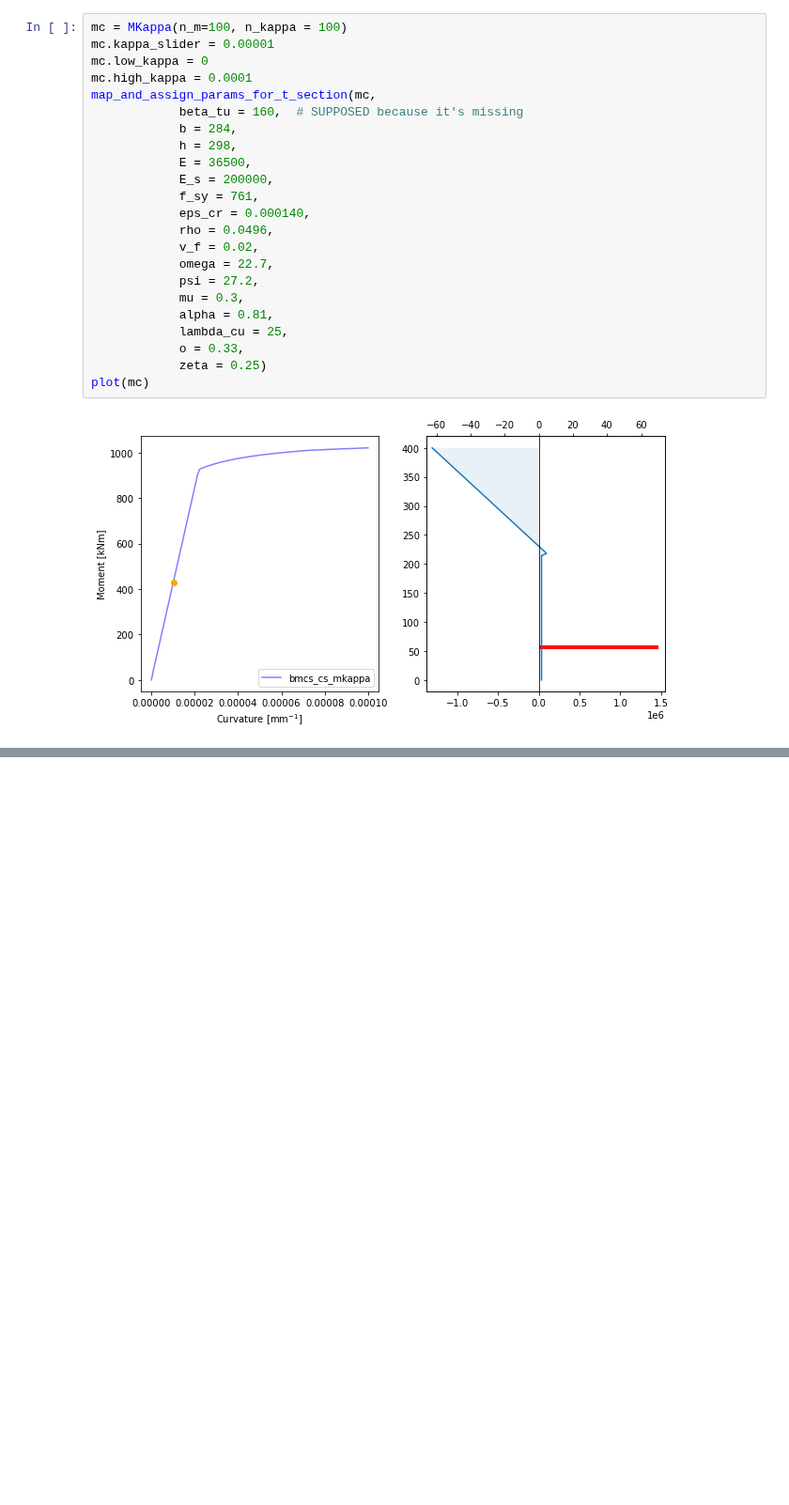
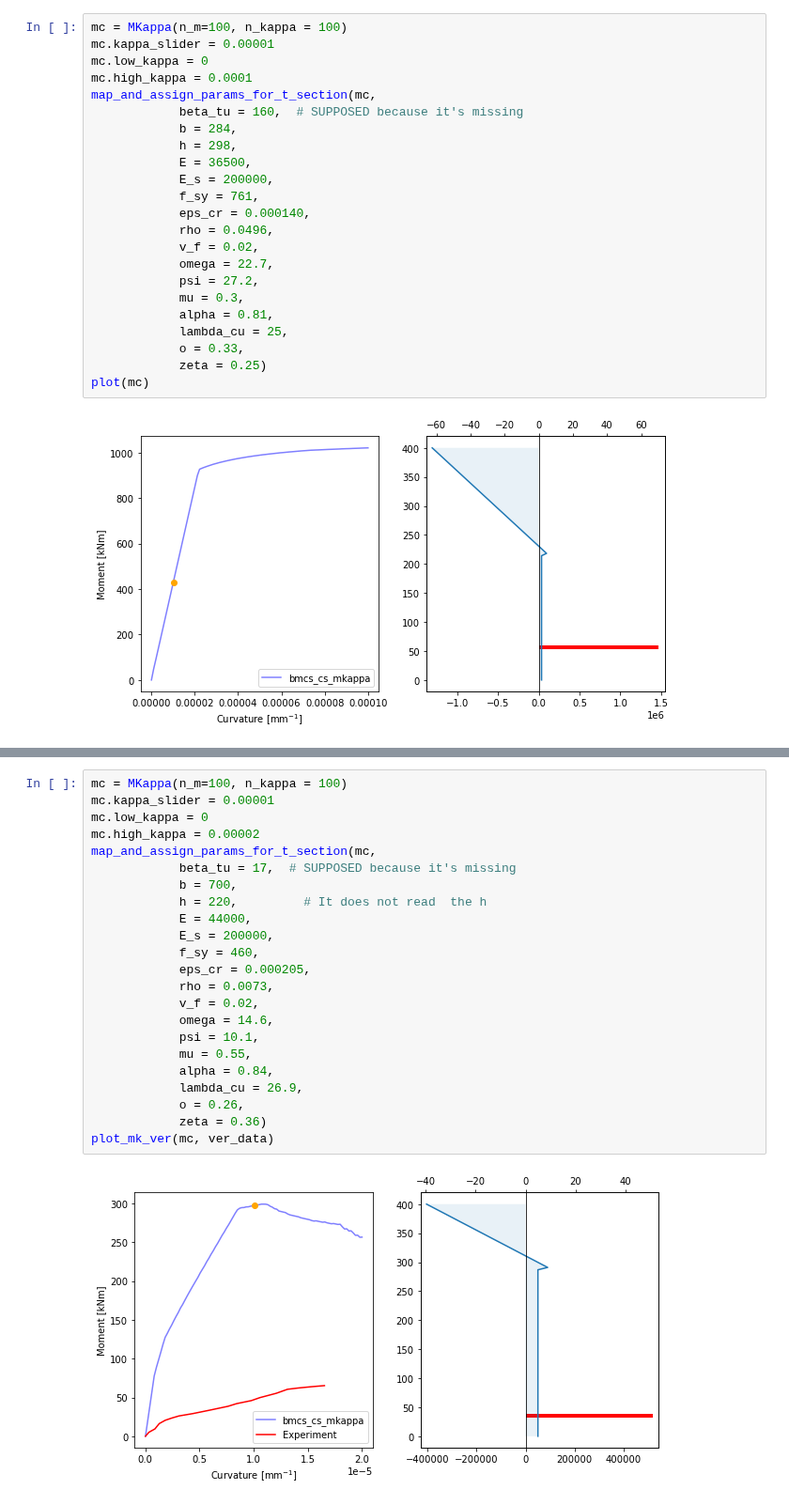
Before and after one commit to rosoba/bmcs_cross_section, a Jupyter notebook: bmcs_cross_section/mkappa/mkappa_verification.ipynb, the cells around one changed output, grey strips where cells are left out. Shown at 94% size. Drawn from its saved outputs; the diff is of its cells as text; blank space fills up the shorter version.

```diff
--- a/bmcs_cross_section/mkappa/mkappa_verification.ipynb
+++ b/bmcs_cross_section/mkappa/mkappa_verification.ipynb
@@ -235,0 +248,25 @@ plot(mc)
+# %%
+mc = MKappa(n_m=100, n_kappa = 100)
+mc.kappa_slider = 0.00001
+mc.low_kappa = 0
+mc.high_kappa = 0.00002
+map_and_assign_params_for_t_section(mc,
+            beta_tu = 17,  # SUPPOSED because it's missing
+            b = 700,
+            h = 220,         # It does not read  the h
+            E = 44000,
+            E_s = 200000,
+            f_sy = 460,
+            eps_cr = 0.000205,
+            rho = 0.0073,
+            v_f = 0.02,
+            omega = 14.6,
+            psi = 10.1,
+            mu = 0.55,
+            alpha = 0.84,
+            lambda_cu = 26.9,
+            o = 0.26,
+            zeta = 0.36)
+plot_mk_ver(mc, ver_data)
+# %% [output]
+[figure, added]
```
Also changed, not shown: parts of 8 cells of this notebook, 2 other files.
